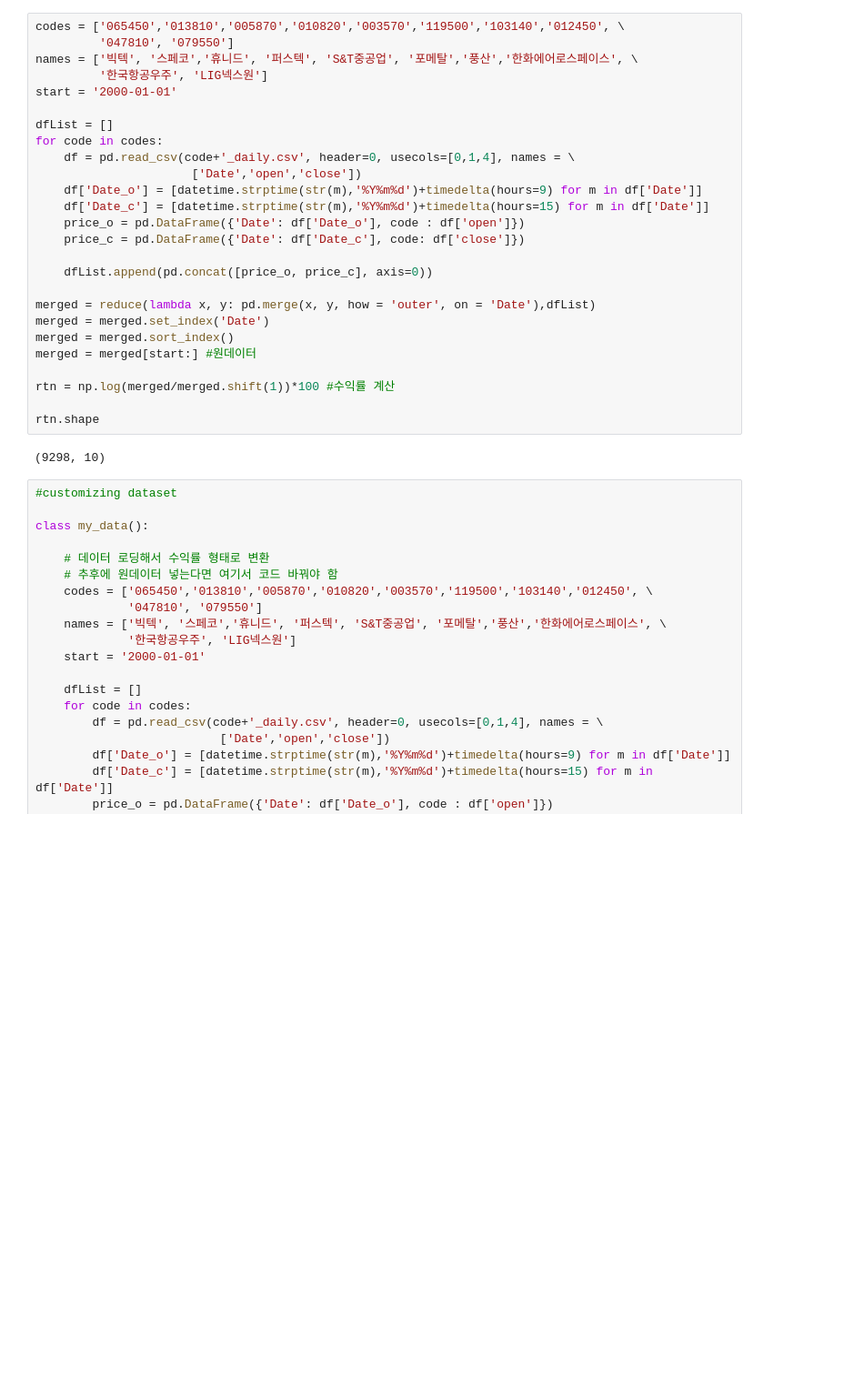
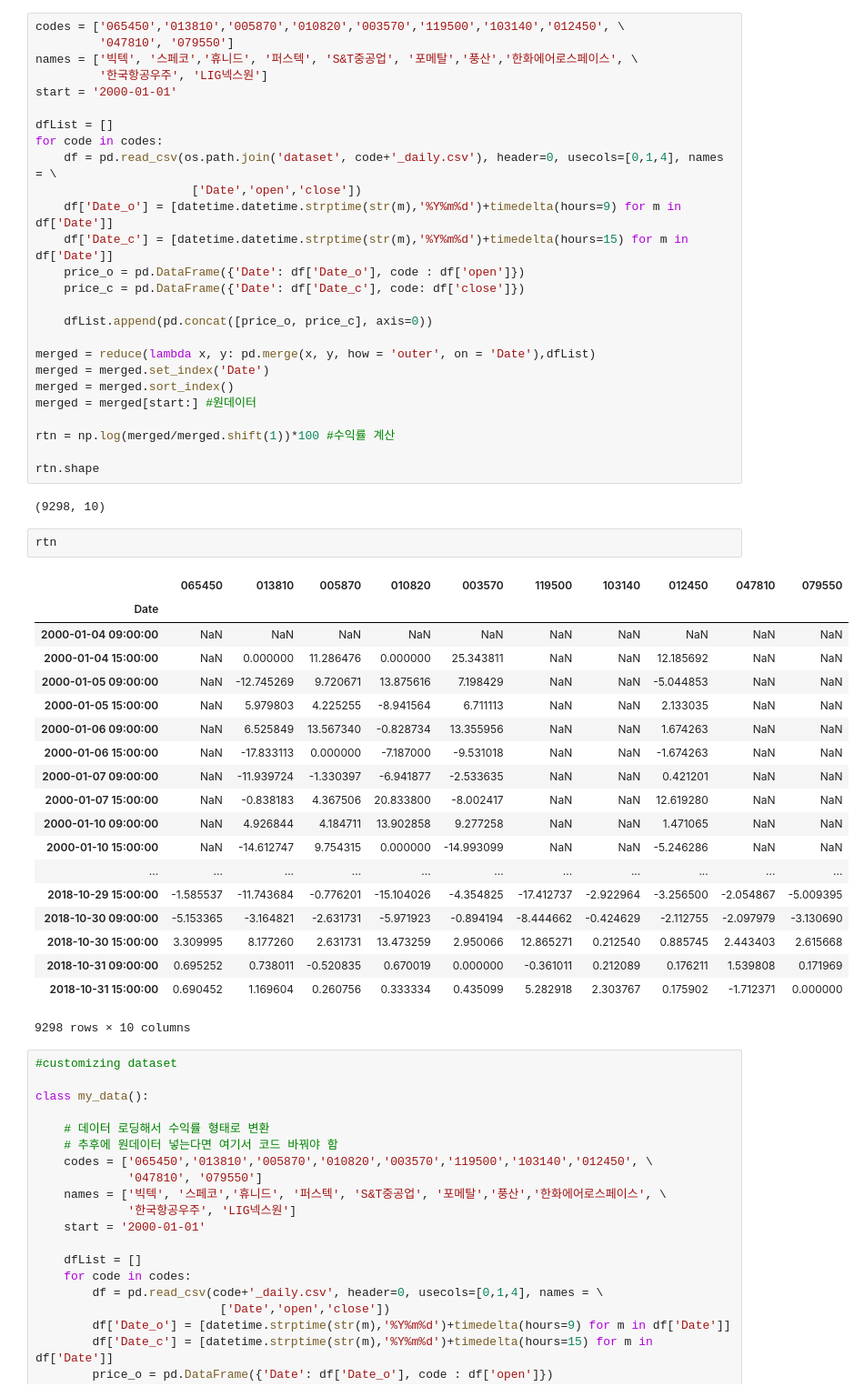
Before and after one commit to cham310/fin_disentanglement, a Jupyter notebook: main.ipynb, the cells around one changed output. Shown: that part at 91% size. Saved outputs shown, nothing was run; the diff lists cells and outputs as text; blank space fills up the shorter version.

```diff
--- a/main.ipynb
+++ b/main.ipynb
@@ -19,10 +21,10 @@ start = '2000-01-01'
 
 dfList = []
 for code in codes:
-    df = pd.read_csv(code+'_daily.csv', header=0, usecols=[0,1,4], names = \
+    df = pd.read_csv(os.path.join('dataset', code+'_daily.csv'), header=0, usecols=[0,1,4], names = \
                       ['Date','open','close'])
-    df['Date_o'] = [datetime.strptime(str(m),'%Y%m%d')+timedelta(hours=9) for m in df['Date']]
-    df['Date_c'] = [datetime.strptime(str(m),'%Y%m%d')+timedelta(hours=15) for m in df['Date']]
+    df['Date_o'] = [datetime.datetime.strptime(str(m),'%Y%m%d')+timedelta(hours=9) for m in df['Date']]
+    df['Date_c'] = [datetime.datetime.strptime(str(m),'%Y%m%d')+timedelta(hours=15) for m in df['Date']]
     price_o = pd.DataFrame({'Date': df['Date_o'], code : df['open']})
     price_c = pd.DataFrame({'Date': df['Date_c'], code: df['close']})
 
@@ -38,6 +40,28 @@ rtn = np.log(merged/merged.shift(1))*100 #수익률 계산
 rtn.shape
 # %% [output]
 (9298, 10)
+# %%
+rtn
+# %% [output]
+|  | 065450 | 013810 | 005870 | 010820 | 003570 | 119500 | 103140 | 012450 | 047810 | 079550 |
+| Date |  |  |  |  |  |  |  |  |  |  |
+| 2000-01-04 09:00:00 | NaN | NaN | NaN | NaN | NaN | NaN | NaN | NaN | NaN | NaN |
+| 2000-01-04 15:00:00 | NaN | 0.000000 | 11.286476 | 0.000000 | 25.343811 | NaN | NaN | 12.185692 | NaN | NaN |
+| 2000-01-05 09:00:00 | NaN | -12.745269 | 9.720671 | 13.875616 | 7.198429 | NaN | NaN | -5.044853 | NaN | NaN |
+| 2000-01-05 15:00:00 | NaN | 5.979803 | 4.225255 | -8.941564 | 6.711113 | NaN | NaN | 2.133035 | NaN | NaN |
+| 2000-01-06 09:00:00 | NaN | 6.525849 | 13.567340 | -0.828734 | 13.355956 | NaN | NaN | 1.674263 | NaN | NaN |
+| 2000-01-06 15:00:00 | NaN | -17.833113 | 0.000000 | -7.187000 | -9.531018 | NaN | NaN | -1.674263 | NaN | NaN |
+| 2000-01-07 09:00:00 | NaN | -11.939724 | -1.330397 | -6.941877 | -2.533635 | NaN | NaN | 0.421201 | NaN | NaN |
+| 2000-01-07 15:00:00 | NaN | -0.838183 | 4.367506 | 20.833800 | -8.002417 | NaN | NaN | 12.619280 | NaN | NaN |
+| 2000-01-10 09:00:00 | NaN | 4.926844 | 4.184711 | 13.902858 | 9.277258 | NaN | NaN | 1.471065 | NaN | NaN |
+| 2000-01-10 15:00:00 | NaN | -14.612747 | 9.754315 | 0.000000 | -14.993099 | NaN | NaN | -5.246286 | NaN | NaN |
+| ... | ... | ... | ... | ... | ... | ... | ... | ... | ... | ... |
+| 2018-10-29 15:00:00 | -1.585537 | -11.743684 | -0.776201 | -15.104026 | -4.354825 | -17.412737 | -2.922964 | -3.256500 | -2.054867 | -5.009395 |
+| 2018-10-30 09:00:00 | -5.153365 | -3.164821 | -2.631731 | -5.971923 | -0.894194 | -8.444662 | -0.424629 | -2.112755 | -2.097979 | -3.130690 |
+| 2018-10-30 15:00:00 | 3.309995 | 8.177260 | 2.631731 | 13.473259 | 2.950066 | 12.865271 | 0.212540 | 0.885745 | 2.443403 | 2.615668 |
+| 2018-10-31 09:00:00 | 0.695252 | 0.738011 | -0.520835 | 0.670019 | 0.000000 | -0.361011 | 0.212089 | 0.176211 | 1.539808 | 0.171969 |
+| 2018-10-31 15:00:00 | 0.690452 | 1.169604 | 0.260756 | 0.333334 | 0.435099 | 5.282918 | 2.303767 | 0.175902 | -1.712371 | 0.000000 |
+9298 rows × 10 columns
 # %%
 #customizing dataset
 
```
Also changed, not shown: parts of 1 cell of this notebook, 18 other files.
